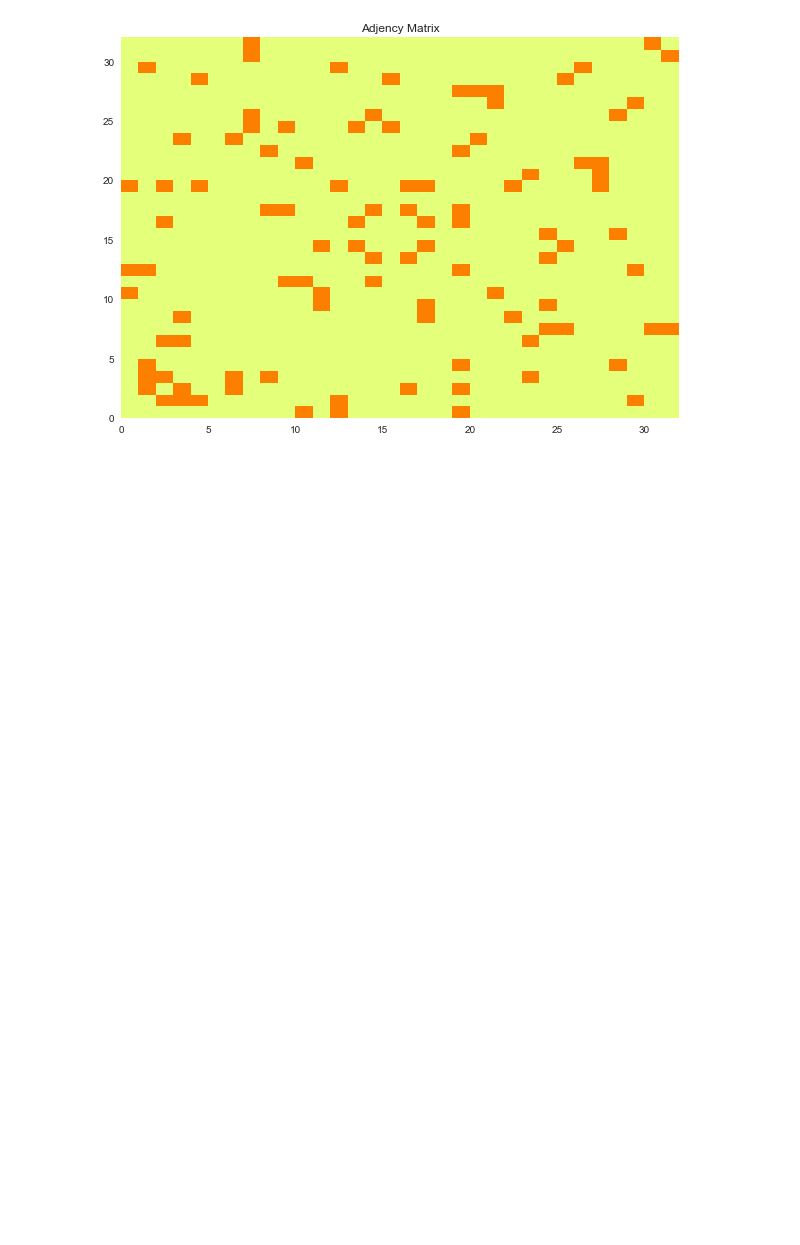
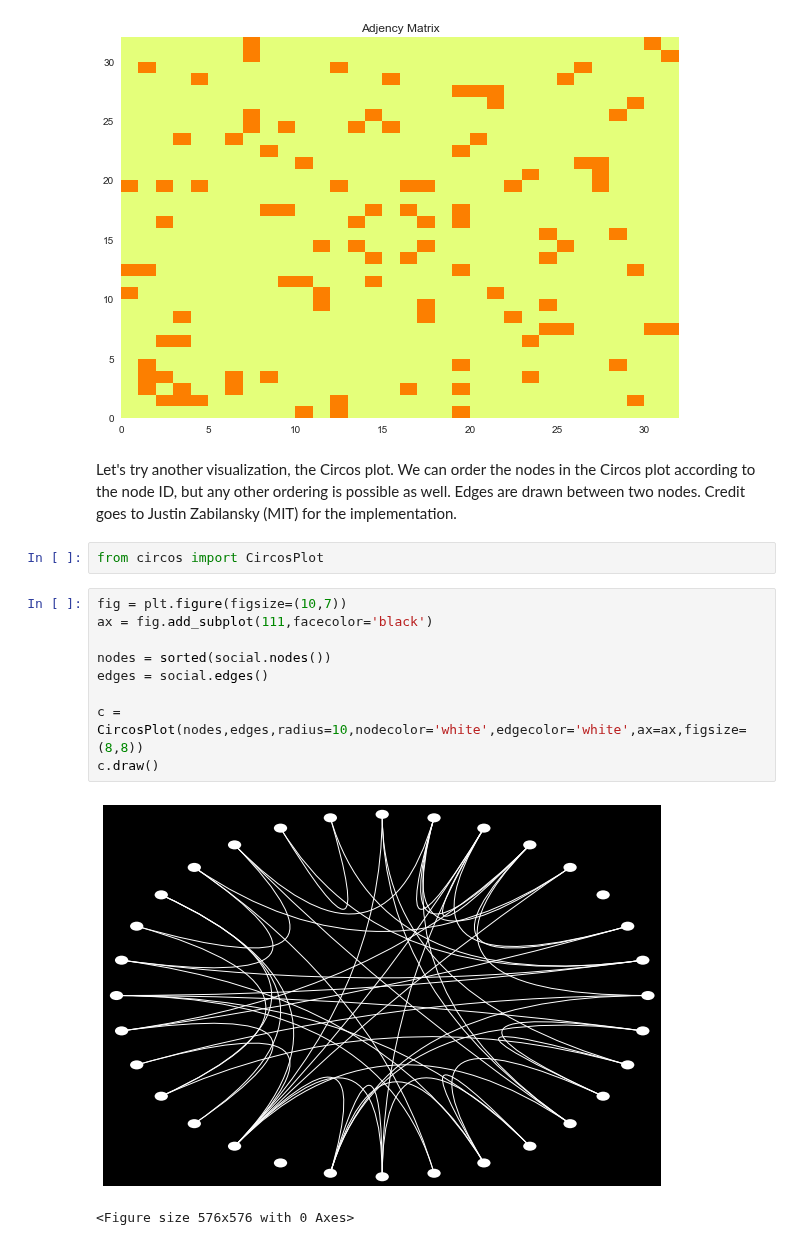
Before and after one commit to JayantGoel001/GraphsAndSocialNetworkAnalytics, a Jupyter notebook: Social Network Analysis.ipynb, the cells around one changed output. Saved outputs shown, nothing was run; the diff lists cells and outputs as text; blank space fills up the shorter version.

```diff
--- a/Social Network Analysis.ipynb
+++ b/Social Network Analysis.ipynb
@@ -191,3 +191,19 @@ plt.title("Adjency Matrix")
 plt.show()
 # %% [output]
 [figure]
+# %% [markdown]
+Let's try another visualization, the Circos plot. We can order the nodes in the Circos plot according to the node ID, but any other ordering is possible as well. Edges are drawn between two nodes. Credit goes to Justin Zabilansky (MIT) for the implementation.
+# %%
+from circos import CircosPlot
+# %%
+fig = plt.figure(figsize=(10,7))
+ax = fig.add_subplot(111,facecolor='black')
+
+nodes = sorted(social.nodes())
+edges = social.edges()
+
+c = CircosPlot(nodes,edges,radius=10,nodecolor='white',edgecolor='white',ax=ax,figsize=(8,8))
+c.draw()
+# %% [output]
+[figure, added]
+<Figure size 576x576 with 0 Axes>
```
